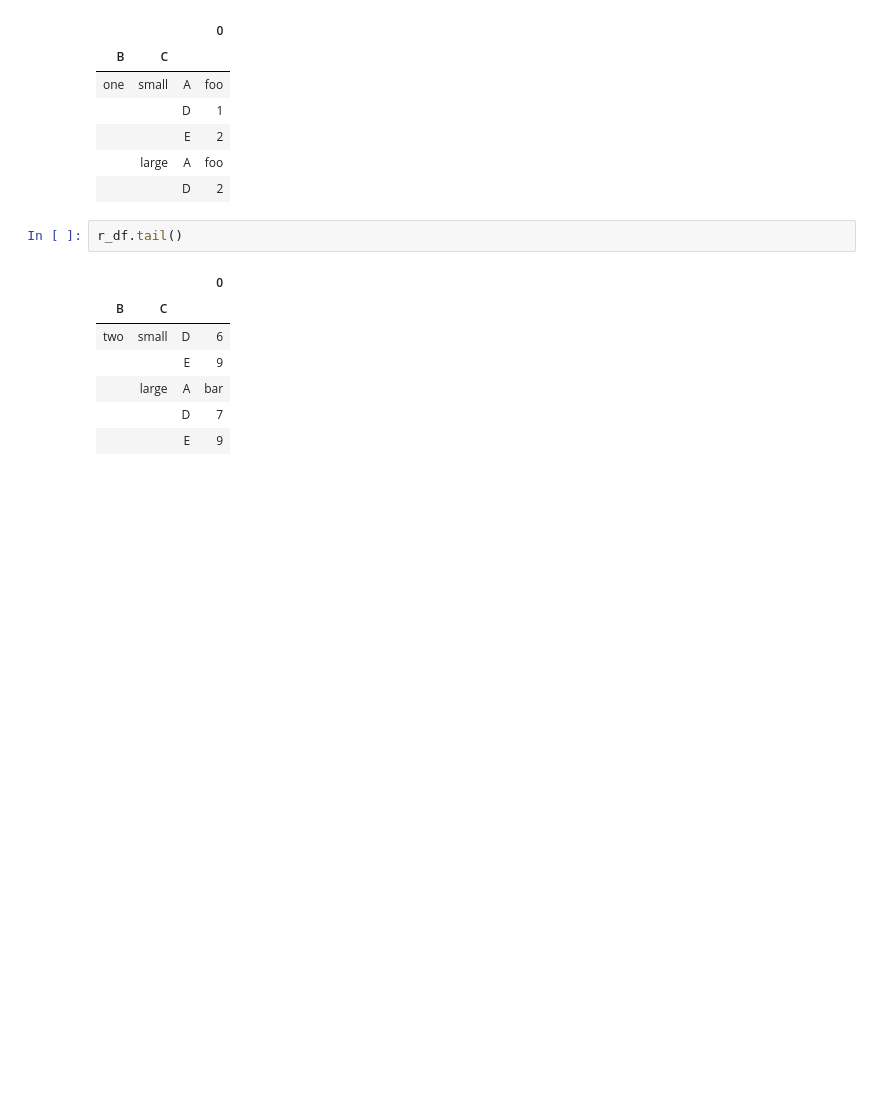
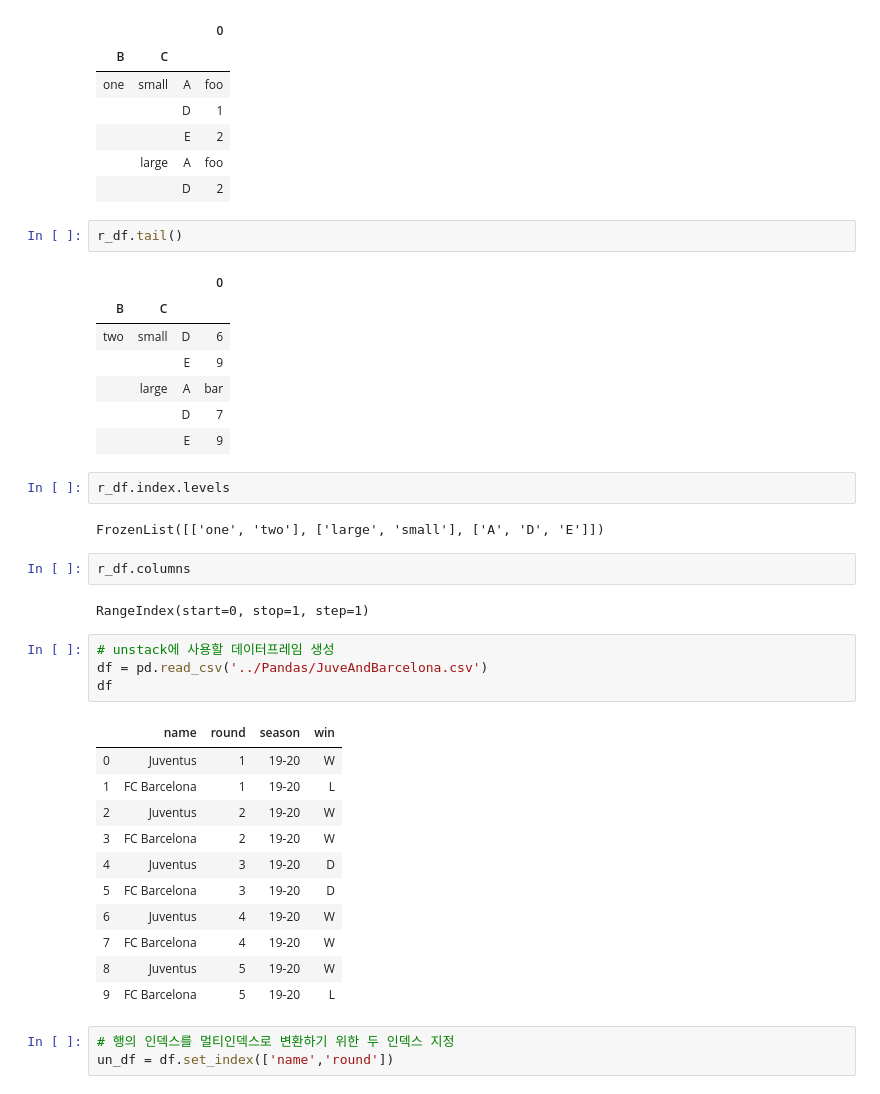
Before and after one commit to galaxy1014/ML_module_summary, a Jupyter notebook: Pandas/Chapter5_Reconstruction/Chapter5.ipynb, the cells around one changed output. Cells and saved outputs as stored; diff of their text form; blank space fills up the shorter version.

Commit message:
add : add unstack code
add unstack code

```diff
--- a/Pandas/Chapter5_Reconstruction/Chapter5.ipynb
+++ b/Pandas/Chapter5_Reconstruction/Chapter5.ipynb
@@ -510,3 +507,30 @@ r_df.tail()
 |  | large | A | bar |
 |  |  | D | 7 |
 |  |  | E | 9 |
+# %%
+r_df.index.levels
+# %% [output]
+FrozenList([['one', 'two'], ['large', 'small'], ['A', 'D', 'E']])
+# %%
+r_df.columns
+# %% [output]
+RangeIndex(start=0, stop=1, step=1)
+# %%
+# unstack에 사용할 데이터프레임 생성
+df = pd.read_csv('../Pandas/JuveAndBarcelona.csv')
+df
+# %% [output]
+|  | name | round | season | win |
+| 0 | Juventus | 1 | 19-20 | W |
+| 1 | FC Barcelona | 1 | 19-20 | L |
+| 2 | Juventus | 2 | 19-20 | W |
+| 3 | FC Barcelona | 2 | 19-20 | W |
+| 4 | Juventus | 3 | 19-20 | D |
+| 5 | FC Barcelona | 3 | 19-20 | D |
+| 6 | Juventus | 4 | 19-20 | W |
+| 7 | FC Barcelona | 4 | 19-20 | W |
+| 8 | Juventus | 5 | 19-20 | W |
+| 9 | FC Barcelona | 5 | 19-20 | L |
+# %%
+# 행의 인덱스를 멀티인덱스로 변환하기 위한 두 인덱스 지정
+un_df = df.set_index(['name','round'])
```
Also changed, not shown: parts of 15 cells of this notebook.
